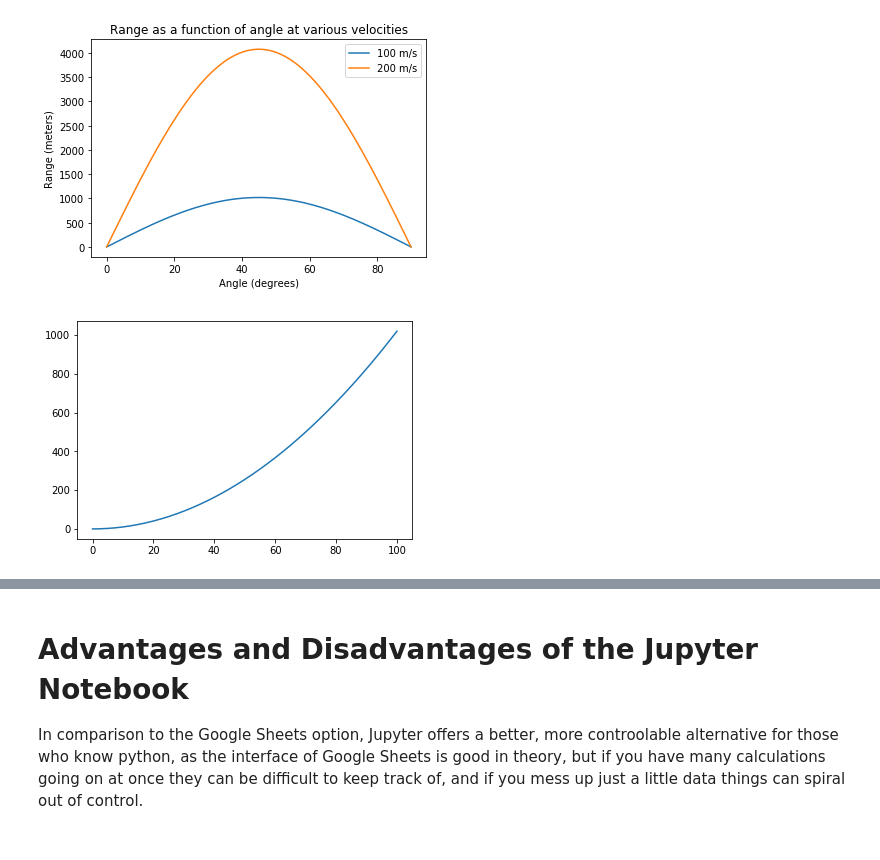
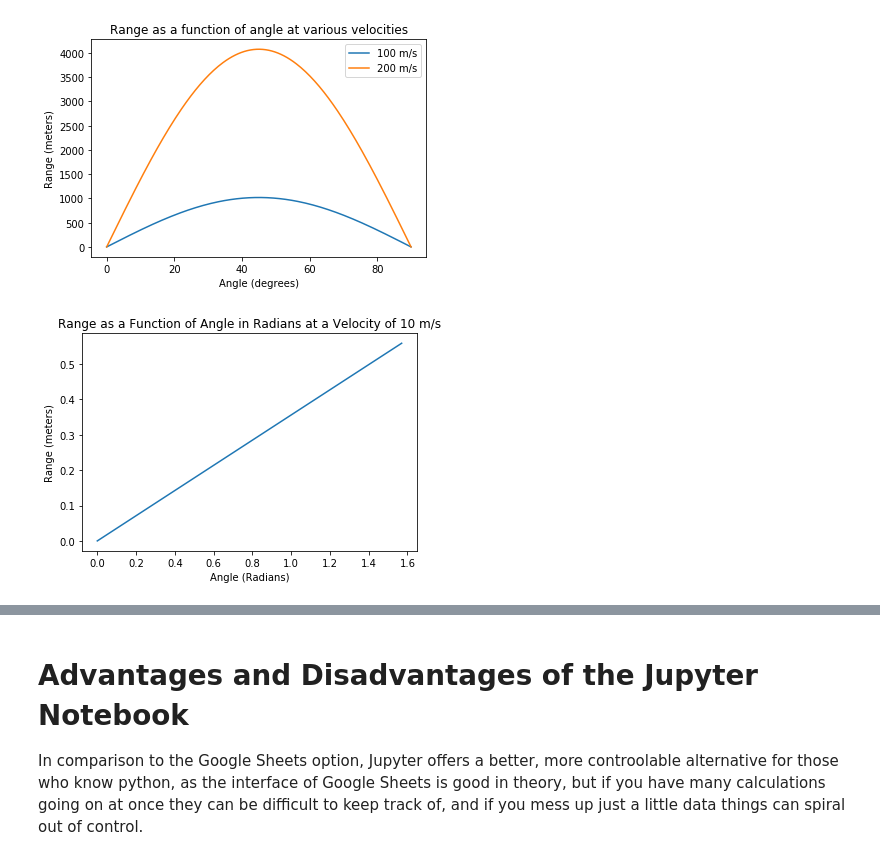
Before and after one commit to JacksonTolliday/datascience, a Jupyter notebook: ballistics.ipynb, the cells around one changed output, grey strips where cells are left out. Saved outputs shown, nothing was run; the diff lists cells and outputs as text; code cells hidden in the pictures.

```diff
--- a/ballistics.ipynb
+++ b/ballistics.ipynb
@@ -44,6 +44,26 @@ plt.show
 # %% [output]
 <function matplotlib.pyplot.show(*args, **kw)>
 [figure]
+# %%
+def rangeformula(theta):
+    d = (((10 * 10)/9.81)*sin(2*radians(theta)))
+    return d
+    """
+    Inputs:
+    v - velocity in m/s
+    theta - launch angle with respect to horizon in radians
+    Returns:
+    Impact distance in m
+    """
+anglerange = linspace(0, 1.57, num=100)
+rangefromangle = [rangeformula(x) for x in anglerange]
+plt.plot(anglerange, rangefromangle)
+plt.title('Range as a Function of Angle in Radians at a Velocity of 10 m/s')
+plt.xlabel('Angle (Radians)')
+plt.ylabel('Range (meters)')
+plt.show()
+# %% [output]
+[figure, added]
 # %%
 def rangeformula(v, theta):
     d = (((v * v)/9.81)*sin(2*radians(theta)))
@@ -59,8 +79,3 @@ def rangeformula(v, theta):
 velocityrange = linspace(0, 100, num=200)
 # %%
 rangefromvelocity = [rangeformula(x, 45) for x in velocityrange]
-# %%
-plt.plot(velocityrange, rangefromvelocity)
-plt.show()
-# %% [output]
-[figure, removed]
```
Also changed, not shown: parts of 2 cells of this notebook.
